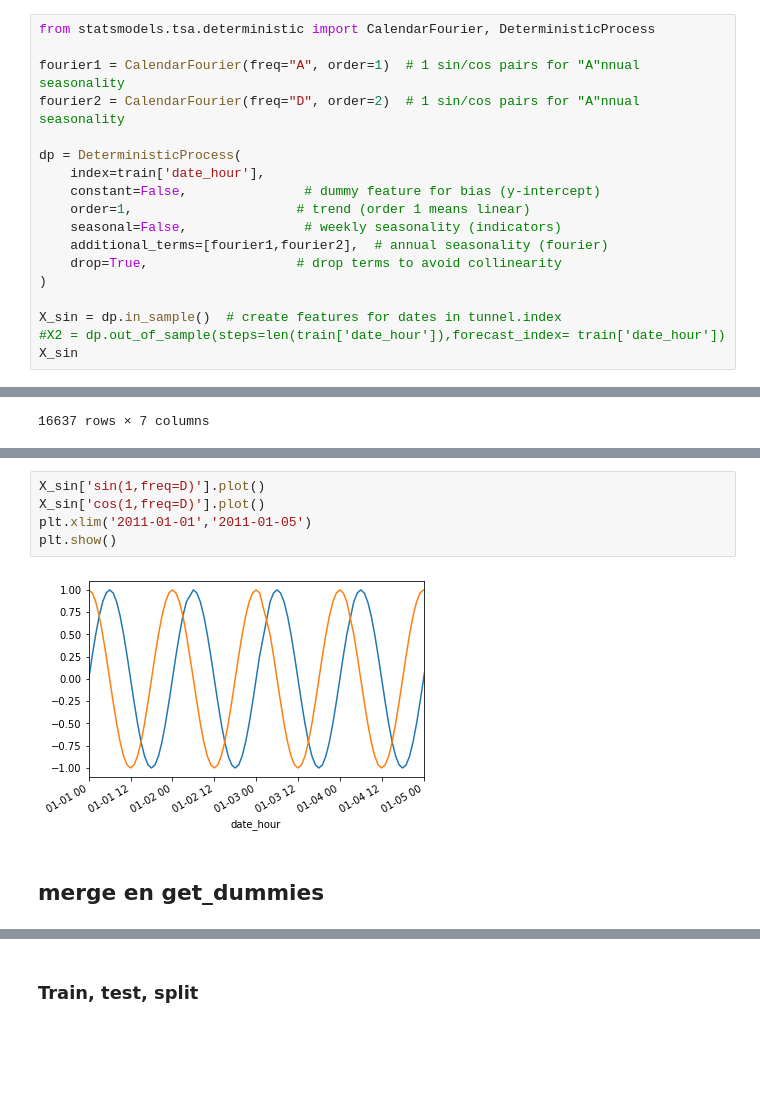
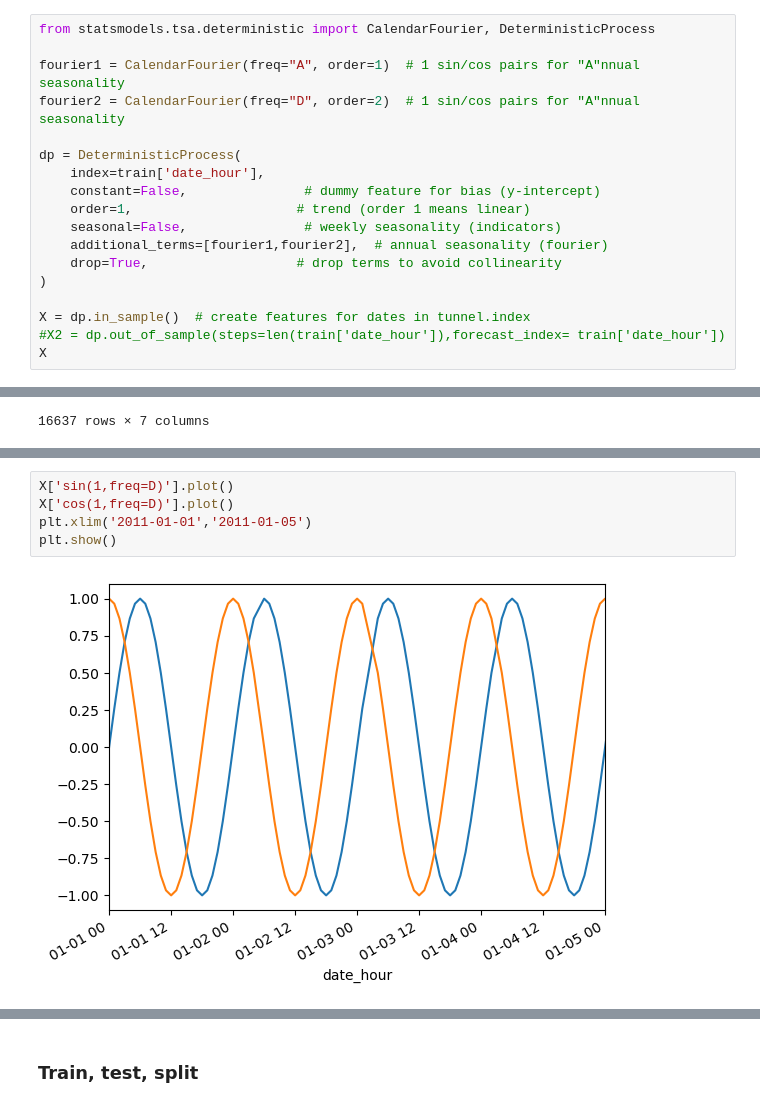
Before and after one commit to NimaGhafar/machine_learning_deurwaardes, a Jupyter notebook: Heethoofd_Portfolio.ipynb, the cells around one changed output, grey strips where cells are left out. Saved outputs shown, nothing was run; the diff lists cells and outputs as text; blank space fills up the shorter version.

```diff
--- a/Heethoofd_Portfolio.ipynb
+++ b/Heethoofd_Portfolio.ipynb
@@ -611,9 +698,9 @@ dp = DeterministicProcess(
     drop=True,                   # drop terms to avoid collinearity
 )
 
-X_sin = dp.in_sample()  # create features for dates in tunnel.index
+X = dp.in_sample()  # create features for dates in tunnel.index
 #X2 = dp.out_of_sample(steps=len(train['date_hour']),forecast_index= train['date_hour'])
-X_sin
+X
 # %% [output]
 |  | trend | sin(1,freq=A-DEC) | cos(1,freq=A-DEC) | sin(1,freq=D) | cos(1,freq=D) | sin(2,freq=D) | ... |
 | date_hour |  |  |  |  |  |  | ... |
@@ -639,9 +726,7 @@ plt.show()
 # %%
-X_sin['sin(1,freq=D)'].plot()
-X_sin['cos(1,freq=D)'].plot()
+X['sin(1,freq=D)'].plot()
+X['cos(1,freq=D)'].plot()
 plt.xlim('2011-01-01','2011-01-05')
 plt.show()
 # %% [output]
-[figure, old version]
+[figure, new version]
-# %% [markdown]
-## merge en get_dummies
```
Also changed, not shown: parts of 39 cells of this notebook.
